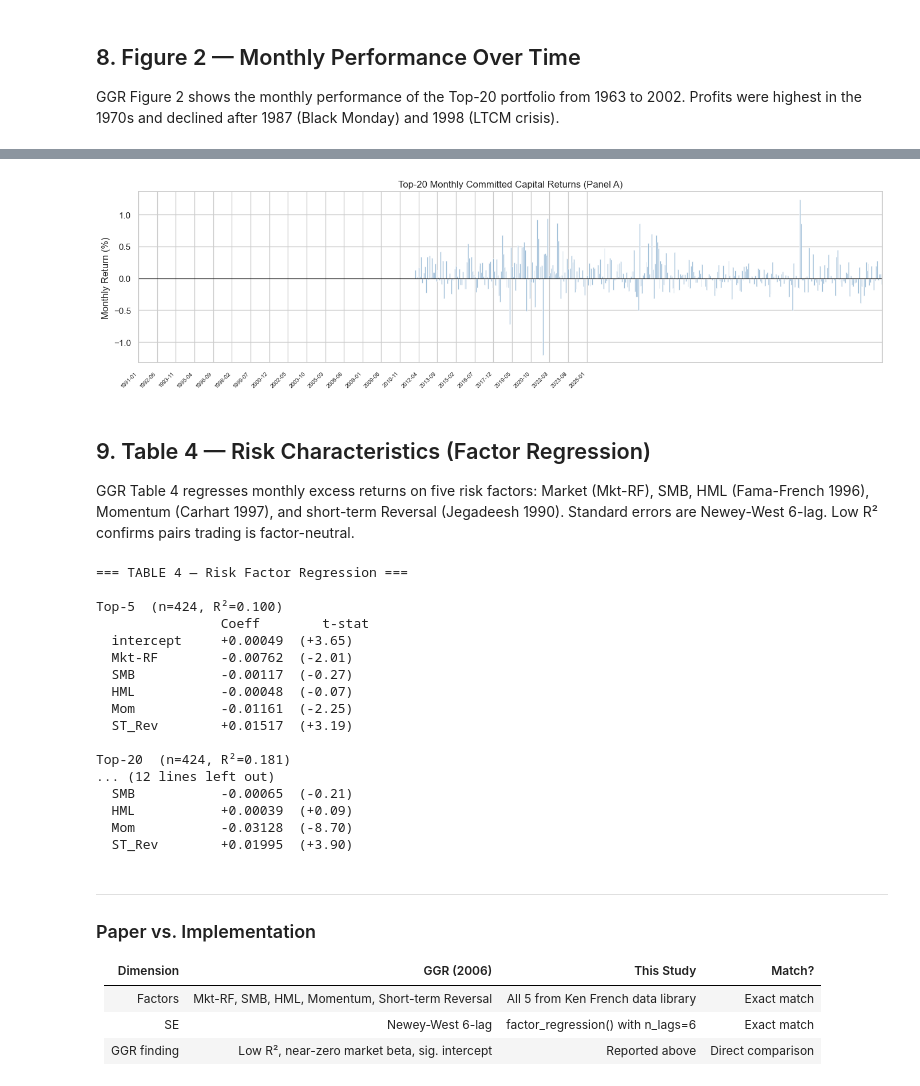
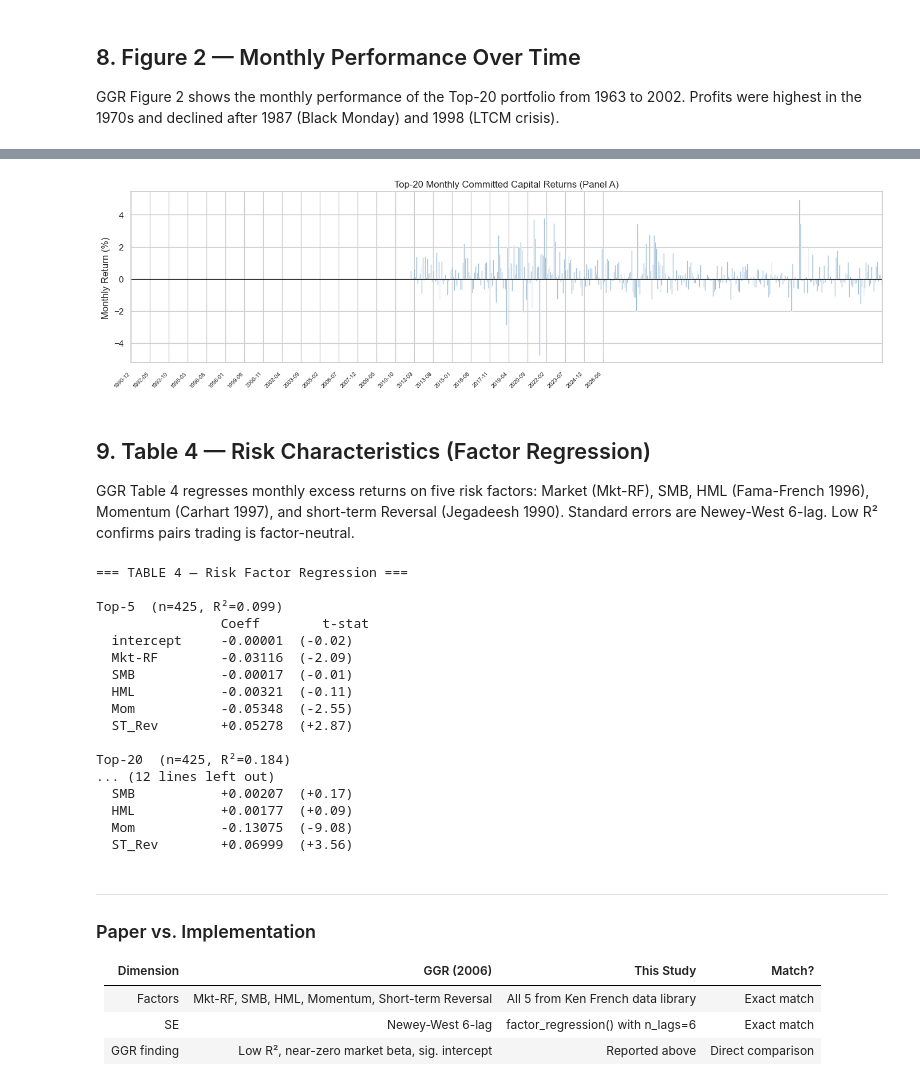
Before and after one commit to ferkayde/pairs_trading, a Jupyter notebook: exact_implementation/notebook.ipynb, the cells around one changed output, grey strips where cells are left out. Cells and saved outputs as stored; diff of their text form; code cells hidden in the pictures.

```diff
--- a/exact_implementation/notebook.ipynb
+++ b/exact_implementation/notebook.ipynb
@@ -524,24 +540,24 @@ plt.show()
 # %%
 # Monthly returns time series for Top-20 (replicates GGR Figure 2 bar chart)
-port20_rets_m = to_monthly(port20['portfolio_returns'].replace(0,float('nan')).dropna())
+port20_rets_m = to_monthly(port20['portfolio_returns'])
 fig, ax = plt.subplots(figsize=(14, 4))
 port20_rets_m.mul(100).plot(ax=ax, kind='bar', color='steelblue', alpha=0.7, width=1.0)
 ax.axhline(0, color='black', lw=0.8)
 ax.set_title('Top-20 Monthly Committed Capital Returns (Panel A)')
 ax.set_ylabel('Monthly Return (%)')
 ax.set_xlabel('')
 tick_step = max(1, len(port20_rets_m) // 24)
 ax.set_xticks(range(0, len(port20_rets_m), tick_step))
 ax.set_xticklabels(
     [str(port20_rets_m.index[i].date())[:7]
      for i in range(0, len(port20_rets_m), tick_step)],
     rotation=45, ha='right', fontsize=7
 )
 plt.tight_layout()
 plt.savefig(f'{RESULTS_DIR}/figure2_monthly_bar.png', dpi=150, bbox_inches='tight')
 plt.show()
 # %% [output]
-[figure, old version]
+[figure, new version]
 # %% [markdown]
 ## 9. Table 4 — Risk Characteristics (Factor Regression)
 
@@ -554,7 +570,7 @@ if not ff.empty:
     print('=== TABLE 4 — Risk Factor Regression ===')
     for label, port in [('Top-5', port5), ('Top-20', port20), ('101-120', port_ctrl)]:
         ret_m = excess_monthly(
-            port['portfolio_returns'].replace(0,float('nan')).dropna(),
+            port['portfolio_returns'],
             tbill_daily
         )
         factors_avail = [c for c in ['Mkt-RF','SMB','HML','Mom','ST_Rev']
@@ -574,7 +590,7 @@ if not ff.empty:
     reg_rows = []
     for label, port in [('Top-5',port5),('Top-20',port20),('101-120',port_ctrl)]:
         ret_m = excess_monthly(
-            port['portfolio_returns'].replace(0,float('nan')).dropna(), tbill_daily)
+            port['portfolio_returns'], tbill_daily)
         factors_avail = [c for c in ['Mkt-RF','SMB','HML','Mom','ST_Rev']
                          if c in ff_m.columns]
         res = factor_regression(ret_m, ff_m[factors_avail], n_lags=NW_LAGS)
@@ -590,21 +606,21 @@ else:
 # %% [output]
 === TABLE 4 — Risk Factor Regression ===
 
-Top-5  (n=424, R²=0.100)
+Top-5  (n=425, R²=0.099)
                 Coeff        t-stat
-  intercept     +0.00049  (+3.65)
-  Mkt-RF        -0.00762  (-2.01)
-  SMB           -0.00117  (-0.27)
-  HML           -0.00048  (-0.07)
-  Mom           -0.01161  (-2.25)
-  ST_Rev        +0.01517  (+3.19)
+  intercept     -0.00001  (-0.02)
+  Mkt-RF        -0.03116  (-2.09)
+  SMB           -0.00017  (-0.01)
+  HML           -0.00321  (-0.11)
+  Mom           -0.05348  (-2.55)
+  ST_Rev        +0.05278  (+2.87)
 
-Top-20  (n=424, R²=0.181)
+Top-20  (n=425, R²=0.184)
 ... (12 lines left out)
-  SMB           -0.00065  (-0.21)
-  HML           +0.00039  (+0.09)
-  Mom           -0.03128  (-8.70)
-  ST_Rev        +0.01995  (+3.90)
+  SMB           +0.00207  (+0.17)
+  HML           +0.00177  (+0.09)
+  Mom           -0.13075  (-9.08)
+  ST_Rev        +0.06999  (+3.56)
 # %% [markdown]
 ---
 ### Paper vs. Implementation
```
Also changed, not shown: parts of 20 cells of this notebook, 41 other files.
